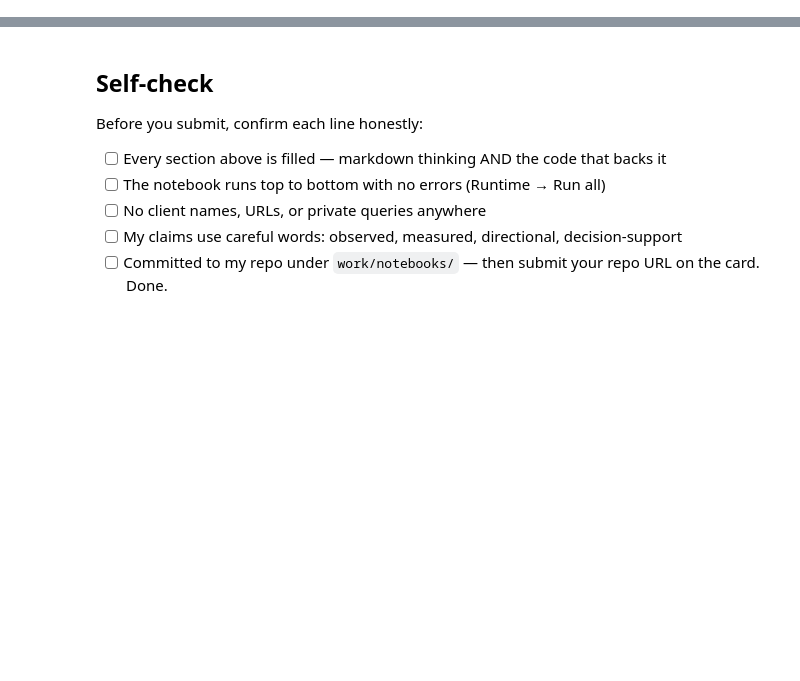
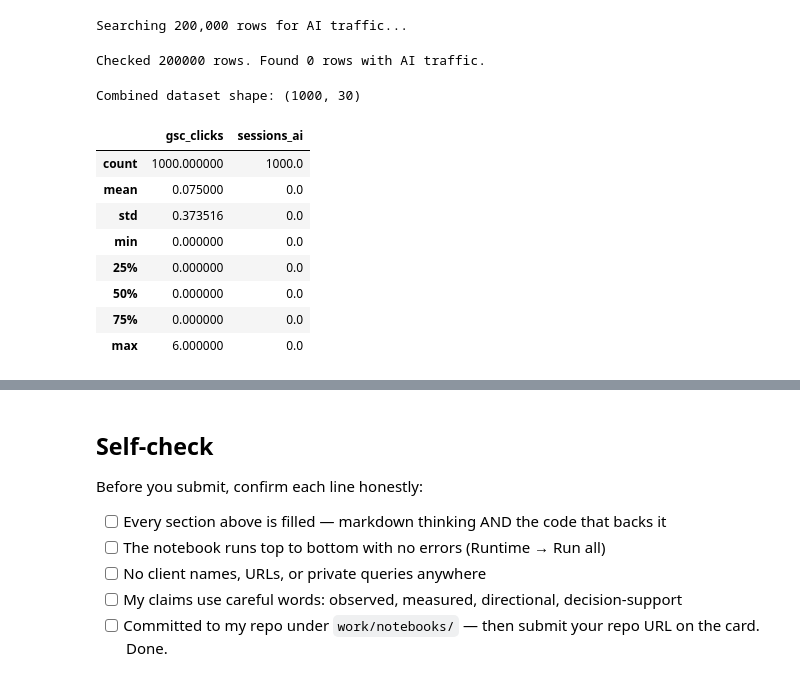
Before and after one commit to alinoor4/flyrank-internship, a Jupyter notebook: work/notebooks/w03_data_contract.ipynb, the cells around one changed output, grey strips where cells are left out. Saved outputs shown, nothing was run; the diff lists cells and outputs as text; code cells hidden in the pictures; blank space fills up the shorter version.

```diff
--- a/work/notebooks/w03_data_contract.ipynb
+++ b/work/notebooks/w03_data_contract.ipynb
@@ -33,0 +9,11 @@ This skeleton is yours to fill. Work the sections **in order** — each one has
+# %%
+!git clone https://github.com/alinoor4/flyrank-internship.git
+import os
+
+# Adjust path after cloning
+readme_path = 'flyrank-internship/skills/README.md'
+if os.path.exists(readme_path):
+    with open(readme_path, 'r') as f:
+        print(f.read())
+else:
+    print(f'Could not find {readme_path}. Please check the repository structure.')
@@ -33,0 +74,53 @@ This skeleton is yours to fill. Work the sections **in order** — each one has
+# %%
+import pandas as pd
+from datasets import load_dataset
+from huggingface_hub import login
+
+login(token=hf_token)
+dataset_name = "FlyRank/internship-warehouse"
+config_name = "fact_content_daily_performance"
+
+print("Searching 200,000 rows for AI traffic...")
+try:
+    dataset = load_dataset(dataset_name, config_name, split="train", streaming=True)
+
+    ai_rows = []
+    total_checked = 0
+    max_to_check = 200000
+
+    for row in dataset:
+        total_checked += 1
+        if row['sessions_ai'] > 0:
+            ai_rows.append(row)
+        if len(ai_rows) >= 200 or total_checked >= max_to_check:
+            break
+
+    df_ai = pd.DataFrame(ai_rows)
+    print(f"Checked {total_checked} rows. Found {len(ai_rows)} rows with AI traffic.")
+
+    # Get a reference sample of 1000 'normal' rows for context
+    dataset_reset = load_dataset(dataset_name, config_name, split="train", streaming=True)
+    normal_rows = []
+    for i, row in enumerate(dataset_reset):
+        normal_rows.append(row)
+        if i >= 999: break
+
+    df = pd.concat([df_ai, pd.DataFrame(normal_rows)]).drop_duplicates()
+    print(f"Combined dataset shape: {df.shape}")
+    display(df[['gsc_clicks', 'sessions_ai']].describe())
+
+except Exception as e:
+    print(f"Extraction error: {e}")
+# %% [output]
+Searching 200,000 rows for AI traffic...
+Checked 200000 rows. Found 0 rows with AI traffic.
+Combined dataset shape: (1000, 30)
+|  | gsc_clicks | sessions_ai |
+| count | 1000.000000 | 1000.0 |
+| mean | 0.075000 | 0.0 |
+| std | 0.373516 | 0.0 |
+| min | 0.000000 | 0.0 |
+| 25% | 0.000000 | 0.0 |
+| 50% | 0.000000 | 0.0 |
+| 75% | 0.000000 | 0.0 |
+| max | 6.000000 | 0.0 |
```
Also changed, not shown: parts of 15 cells of this notebook.
